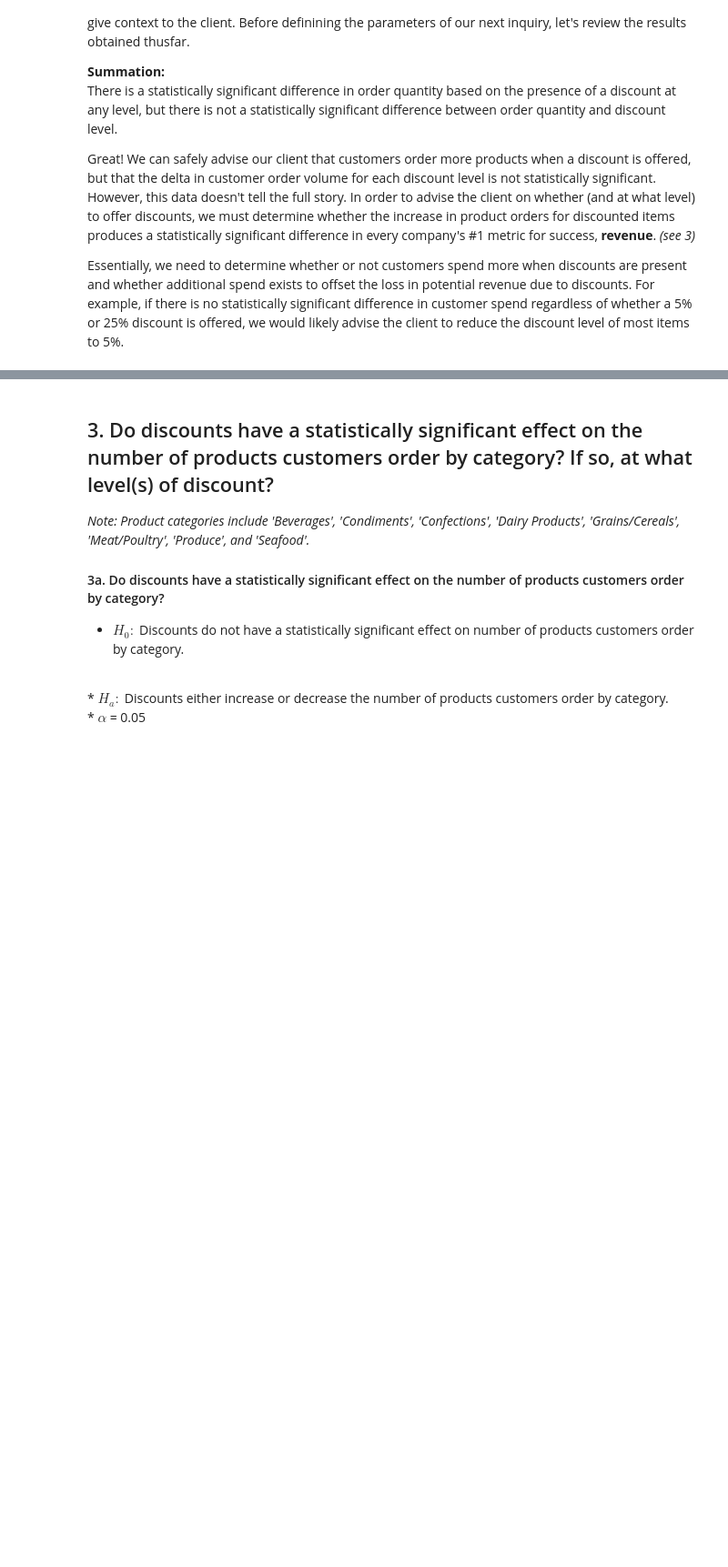
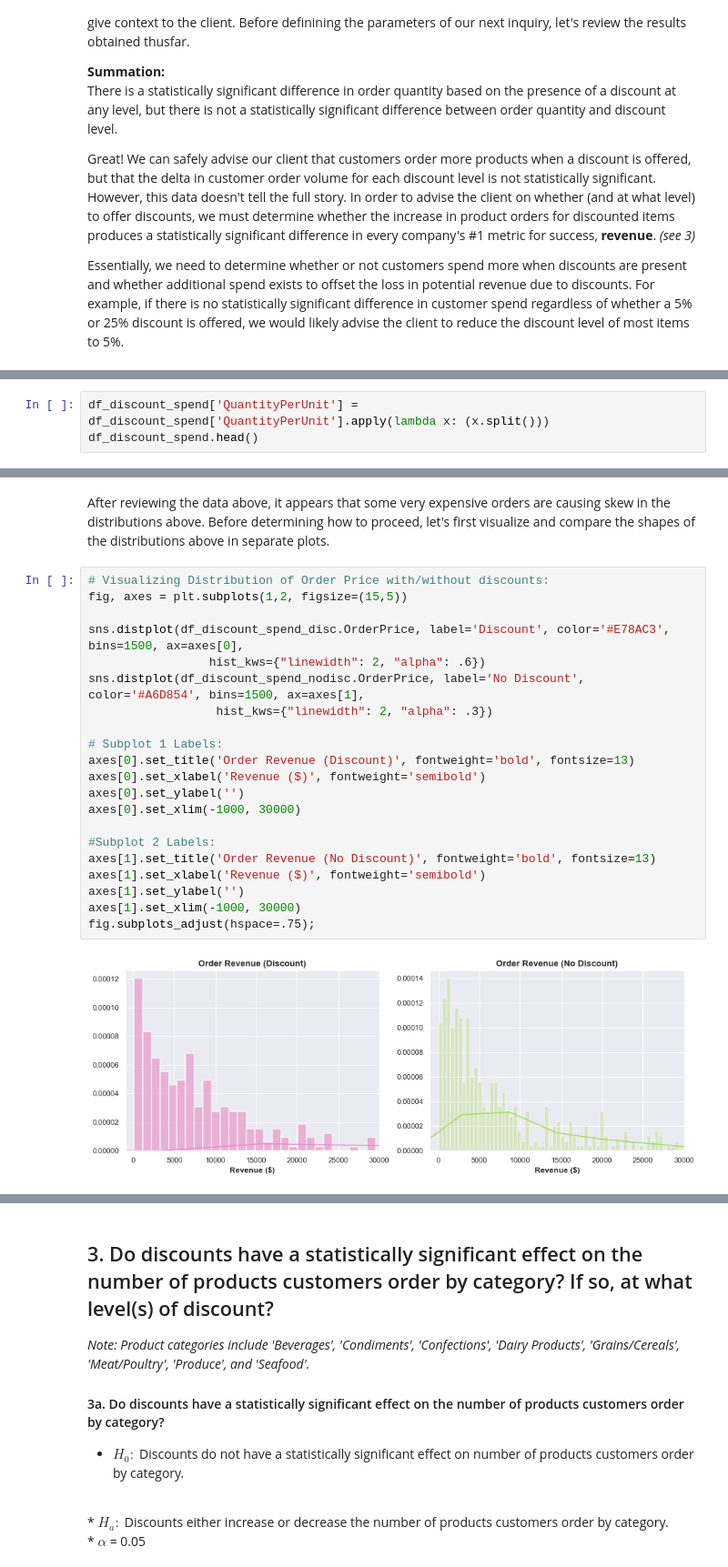
Before and after one commit to pawoody/dsc-2-final-project-online-ds-ft-041519, a Jupyter notebook: Mod 2 Project.ipynb, the cells around one changed output, grey strips where cells are left out. Shown at 91% size. Drawn from its saved outputs; the diff is of its cells as text; blank space fills up the shorter version.

```diff
--- a/Mod 2 Project.ipynb
+++ b/Mod 2 Project.ipynb
@@ -1292,0 +1330,3 @@ Essentially, we need to determine whether or not customers spend more when disco
+# %%
+df_discount_spend['QuantityPerUnit'] = df_discount_spend['QuantityPerUnit'].apply(lambda x: (x.split()))
+df_discount_spend.head()
@@ -1292,0 +1590,25 @@ Essentially, we need to determine whether or not customers spend more when disco
+# %% [markdown]
+After reviewing the data above, it appears that some very expensive orders are causing skew in the distributions above. Before determining how to proceed, let's first visualize and compare the shapes of the distributions above in separate plots.
+# %%
+# Visualizing Distribution of Order Price with/without discounts:
+fig, axes = plt.subplots(1,2, figsize=(15,5))
+
+sns.distplot(df_discount_spend_disc.OrderPrice, label='Discount', color='#E78AC3', bins=1500, ax=axes[0],
+                 hist_kws={"linewidth": 2, "alpha": .6})
+sns.distplot(df_discount_spend_nodisc.OrderPrice, label='No Discount', color='#A6D854', bins=1500, ax=axes[1],
+                  hist_kws={"linewidth": 2, "alpha": .3})
+
+# Subplot 1 Labels:
+axes[0].set_title('Order Revenue (Discount)', fontweight='bold', fontsize=13)
+axes[0].set_xlabel('Revenue ($)', fontweight='semibold')
+axes[0].set_ylabel('')
+axes[0].set_xlim(-1000, 30000)
+
+#Subplot 2 Labels:
+axes[1].set_title('Order Revenue (No Discount)', fontweight='bold', fontsize=13)
+axes[1].set_xlabel('Revenue ($)', fontweight='semibold')
+axes[1].set_ylabel('')
+axes[1].set_xlim(-1000, 30000)
+fig.subplots_adjust(hspace=.75);
+# %% [output]
+[figure, added]
```
Also changed, not shown: parts of 91 cells of this notebook.
